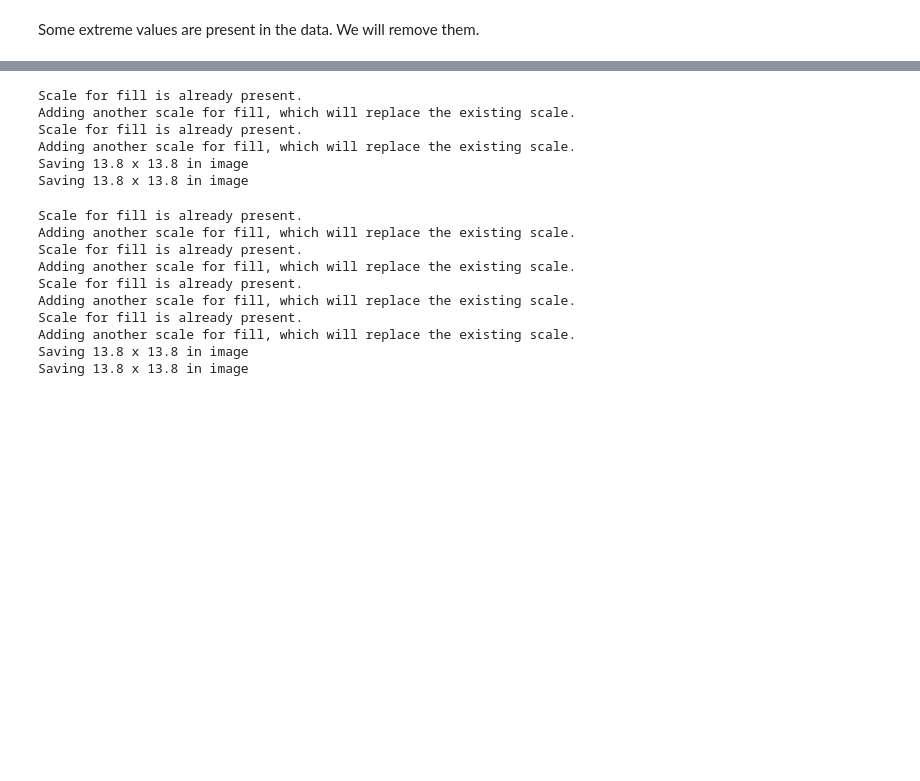
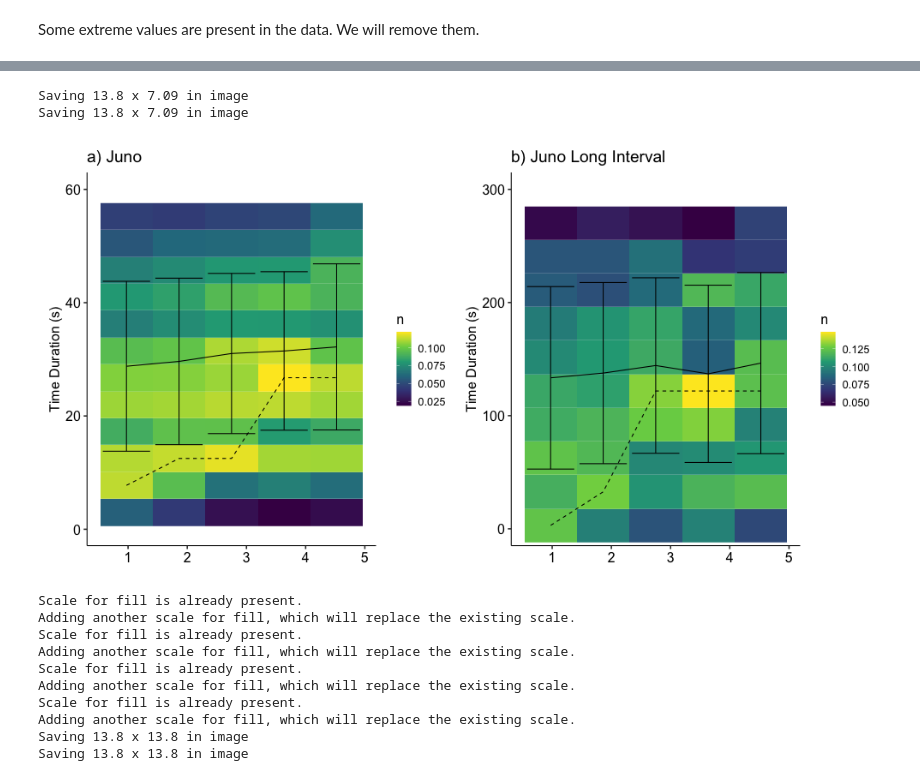
Before and after one commit to Beforerr/ids_spatial_evolution_juno, a Jupyter notebook: notebooks/04_properties.ipynb, the cells around one changed output, grey strips where cells are left out. Drawn from its saved outputs; the diff is of its cells as text; code cells hidden in the pictures; blank space fills up the shorter version.

```diff
--- a/notebooks/04_properties.ipynb
+++ b/notebooks/04_properties.ipynb
@@ -73,8 +63,9 @@ def load_events(name: str, ts: float, tau: float, method ='derivative') -> pl.Da
 wind_df = load_events('Wind', 1, 60, 'fit')
 sta_df = load_events('STA', 1, 60, 'fit')
 jno_df = load_events('JNO', 1, 60, 'fit')
+jno_df_tau_300 = load_events('JNO', 1, 300, 'fit')
 
 other_events = pl.concat([wind_df, sta_df], how='diagonal')
 
-logger.info(f"Columns: {other_events.columns}")
+logger.info(f"Columns: {jno_df.columns}")
 # %% [output]
@@ -108,5 +99,5 @@ shape: (9, 9)
 # %%
-def remove_extreme(df, cols = ['j0_k', 'L_k_fit'], q = 0.96):
+def remove_extreme(df, cols = ['j0_k', 'L_k'], q = 0.96):
     filter_conditions = [
         pl.col(col) < pl.col(col).quantile(q) for col in cols
     ] + [
@@ -115,8 +106,16 @@ def remove_extreme(df, cols = ['j0_k', 'L_k_fit'], q = 0.96):
 
     return df.filter(filter_conditions)
 
-jno_df = remove_extreme(jno_df)
-other_events = remove_extreme(other_events)
+def keep_good_fit(df: pl.DataFrame, rsquared = 0.95):
+    return df.filter(pl.col('fit.stat.rsquared') > rsquared)
+
+# jno_df = jno_df.pipe(remove_extreme).pipe(keep_good_fit)
+# other_events = other_events.pipe(remove_extreme).pipe(keep_good_fit)
+# jno_df_tau_300 = jno_df_tau_300.pipe(remove_extreme).pipe(keep_good_fit)
+
+jno_df = jno_df.pipe(keep_good_fit)
+other_events = other_events.pipe(keep_good_fit)
+jno_df_tau_300 = jno_df_tau_300.pipe(keep_good_fit)
 # %%
 %R -i jno_df -c conv_pl
 %R -i other_events -c conv_pl
@@ -126,5 +126,7 @@ p1title <- "a) Juno"
 p2title <- "b) ARTEMIS, STEREO and Wind"
 x_lab_r <- "Radial Distance (AU)"
 x_lab_t <- "Time"
+
+y_lab_t <- "Time Duration (s)"
 y_lab_L <- "Log Thickness (km)"
 y_lab_L_norm <- expression(Log~Thickness~(d[i]))
@@ -131,32 +141,32 @@ y_lab_L_norm <- expression(Log~Thickness~(d[i]))
 # %%
-%%R -w 350 -h 350 -u mm
-add_mode <- FALSE
-y_bins <- 16
-log_y <- TRUE
-y_lim_duration <- c(0.1, 30)
+%%R -w 350 -h 180 -u mm
+add_mode <- TRUE
+x_bins <- 5
+y_bins <- 12
+log_y <- FALSE
+y_lim_duration <- c(0.1, 60)
 
-y_col <- "fit.vars.sigma"
-ylab <- "Time Duration (s)"
+y_col <- "duration"
+ylab <- y_lab_t
 
 x_col <- "radial_distance"
 
-p <- plot_binned_data(jno_df, x_col = x_col, y_col = y_col, x_bins = 8, y_bins = y_bins, y_lim = y_lim_duration, log_y = log_y, add_mode=add_mode)
-p1 <- p + labs(x = NULL, y= ylab) + ggtitle(p1title)
+p <- plot_binned_data(jno_df, x_col = x_col, y_col = y_col, x_bins = x_bins, y_bins = y_bins, y_lim = y_lim_duration, log_y = log_y, add_mode=add_mode)
+p1 <- p + labs(x = NULL, y= ylab) + ggtitle("a) Juno")
 
+y_lim_duration <- c(0.1, 300)
+y_bins <- 10
+p <- plot_binned_data(jno_df_tau_300, x_col = x_col, y_col = y_col, x_bins = x_bins, y_bins = y_bins, y_lim = y_lim_duration, log_y = log_y, add_mode=add_mode)
+p2 <- p + labs(x = NULL, y= ylab) + ggtitle("b) Juno Long Interval")
 
-x_col <- "time"
-p <- plot_binned_data(other_events, x_col = x_col, y_col = y_col, x_bins = 8, y_bins = y_bins, y_lim = y_lim_duration, log_y = log_y, add_mode=add_mode)
-p2 <- p + labs(x = NULL, y= NULL) + ggtitle(p2title)
-
-(p1 + p2) + plot_layout(ncol = 1, guides = "collect") & scale_fill_viridis_c(limits = c(0.01, 0.14), name="pdf")
+# p <- (p1 + p2) + plot_layout(ncol = 1, guides = "collect") & scale_fill_viridis_c(limits = c(0.01, 0.20), name="pdf")
+p <- p1 + p2
 save_plot("new/duration/duration_dist")
+p
 # %% [output]
-Scale for fill is already present.
-Adding another scale for fill, which will replace the existing scale.
-Scale for fill is already present.
-Adding another scale for fill, which will replace the existing scale.
-Saving 13.8 x 13.8 in image
-Saving 13.8 x 13.8 in image
+Saving 13.8 x 7.09 in image
+Saving 13.8 x 7.09 in image
+[figure, added]
 # %%
 %%R -w 350 -h 350 -u mm
 layout <- plot_layout(ncol = 2, byrow = FALSE, guides = "collect")
```
Also changed, not shown: parts of 7 cells of this notebook, 14 other files.
